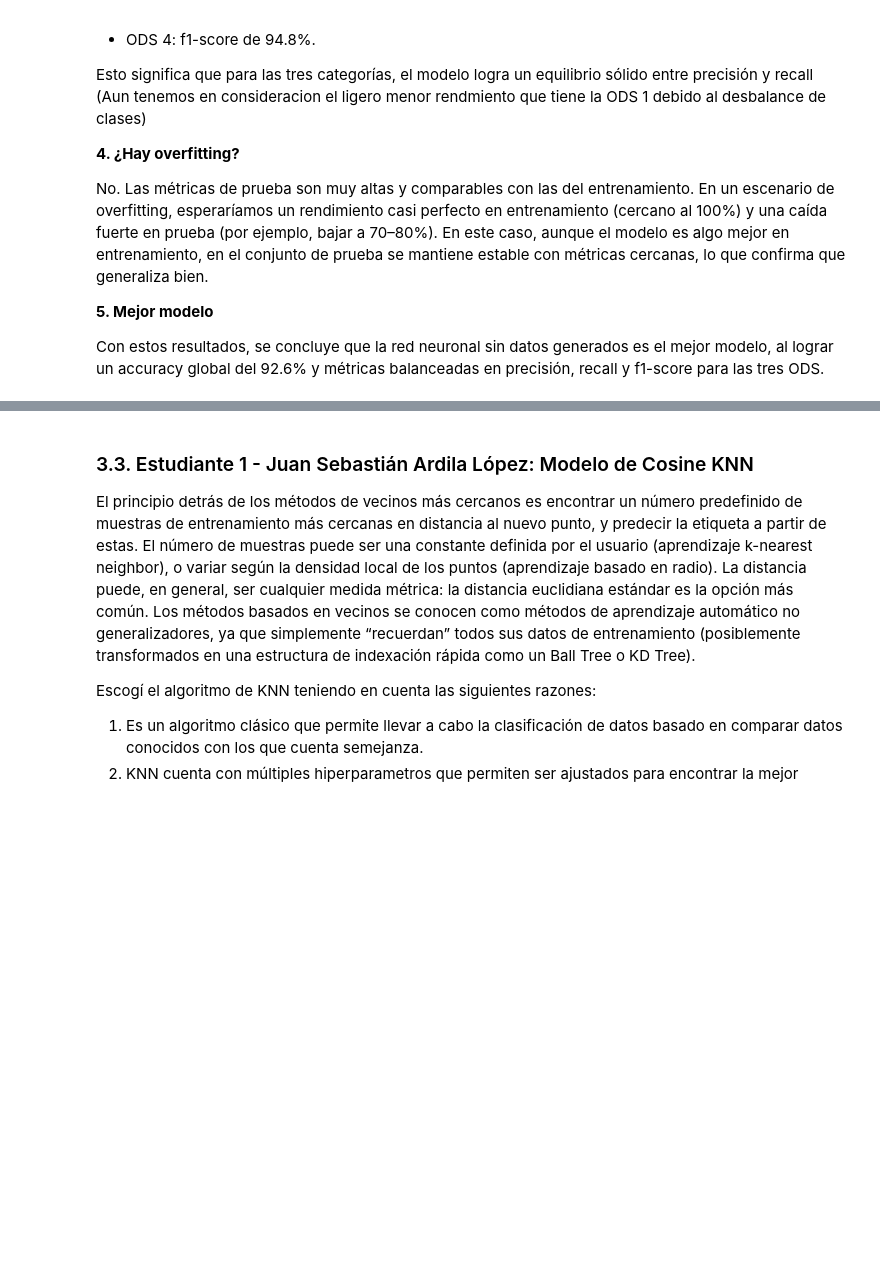
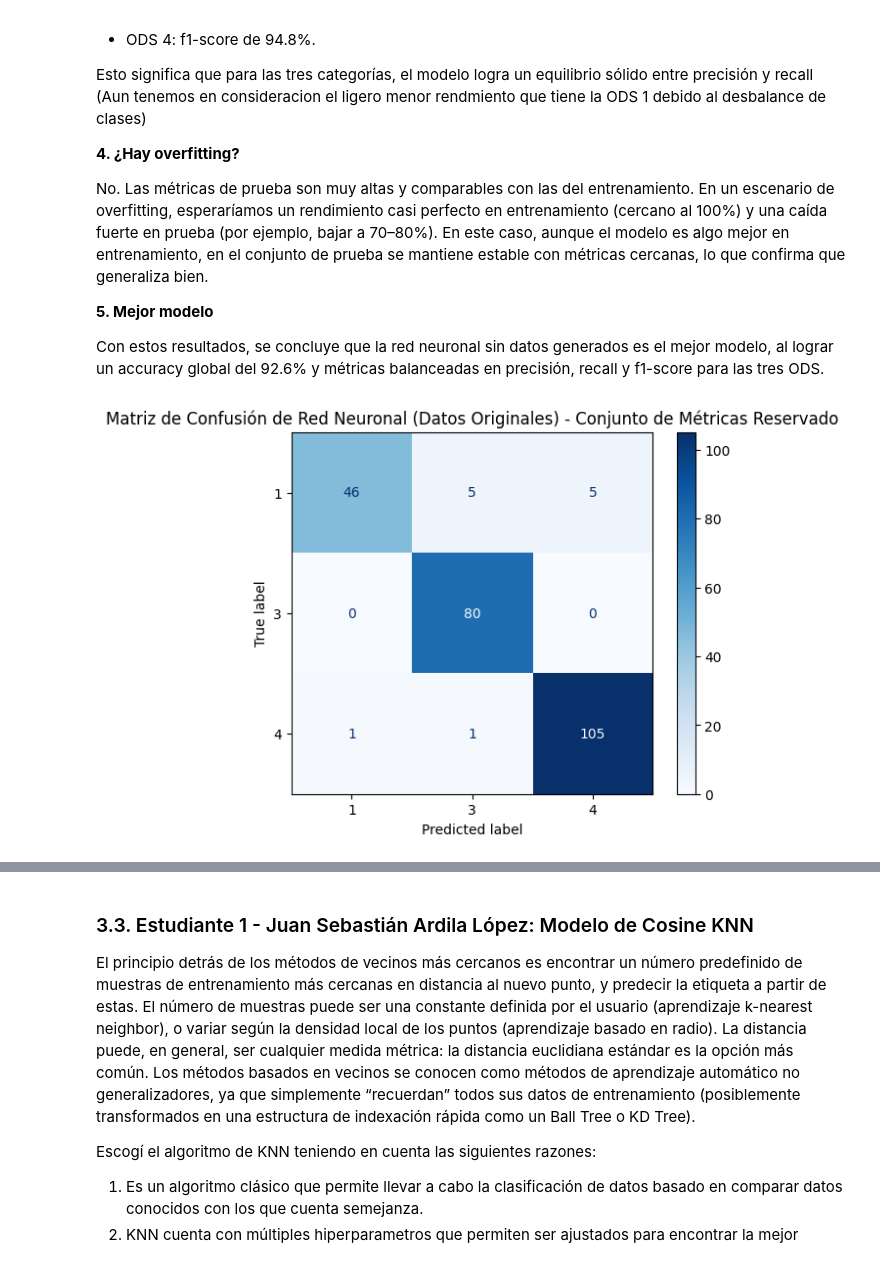
Before and after one commit to AnaHernandez20/Proyecto1E1-BI, a Jupyter notebook: Etapa1_ODS.ipynb, the cells around one changed output, grey strips where cells are left out. Saved outputs shown, nothing was run; the diff lists cells and outputs as text; code cells hidden in the pictures; blank space fills up the shorter version.

```diff
--- a/Etapa1_ODS.ipynb
+++ b/Etapa1_ODS.ipynb
@@ -1761,3 +1757,10 @@ En este caso, aunque el modelo es algo mejor en entrenamiento, en el conjunto de
 **5. Mejor modelo**
 
 Con estos resultados, se concluye que la red neuronal sin datos generados es el mejor modelo, al lograr un accuracy global del 92.6% y métricas balanceadas en precisión, recall y f1-score para las tres ODS.
+# %%
+# Veamos la matriz de confusión sobre el conjunto de métricas reservado (10% de los datos) para el modelo entrenado con datos originales
+ConfusionMatrixDisplay.from_predictions(df_metricas["labels"], y_metricas_pred_original, cmap="Blues")
+plt.title("Matriz de Confusión de Red Neuronal (Datos Originales) - Conjunto de Métricas Reservado")
+plt.show()
+# %% [output]
+[figure, added]
```
Also changed, not shown: parts of 25 cells of this notebook, 5 other files.
